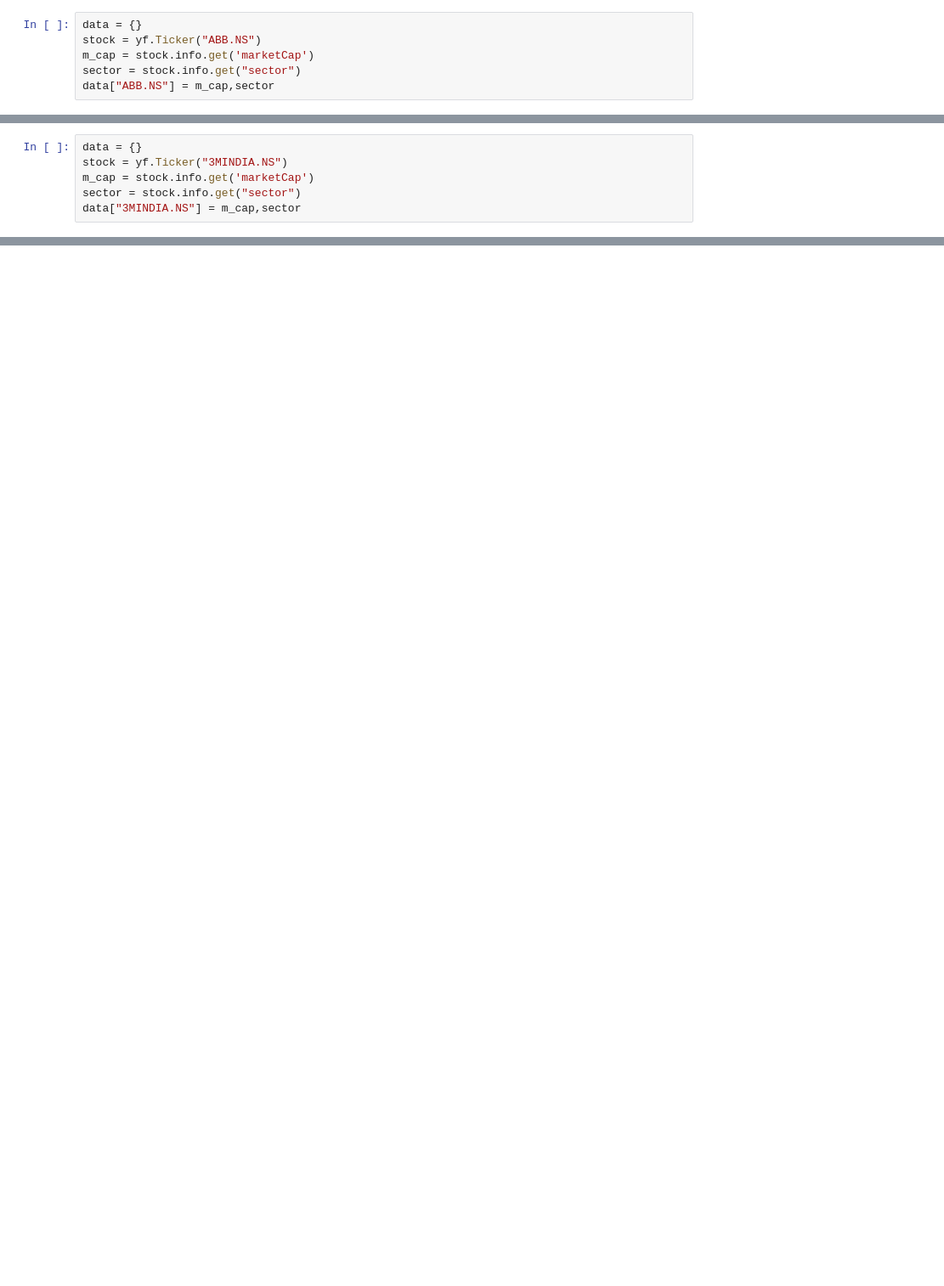
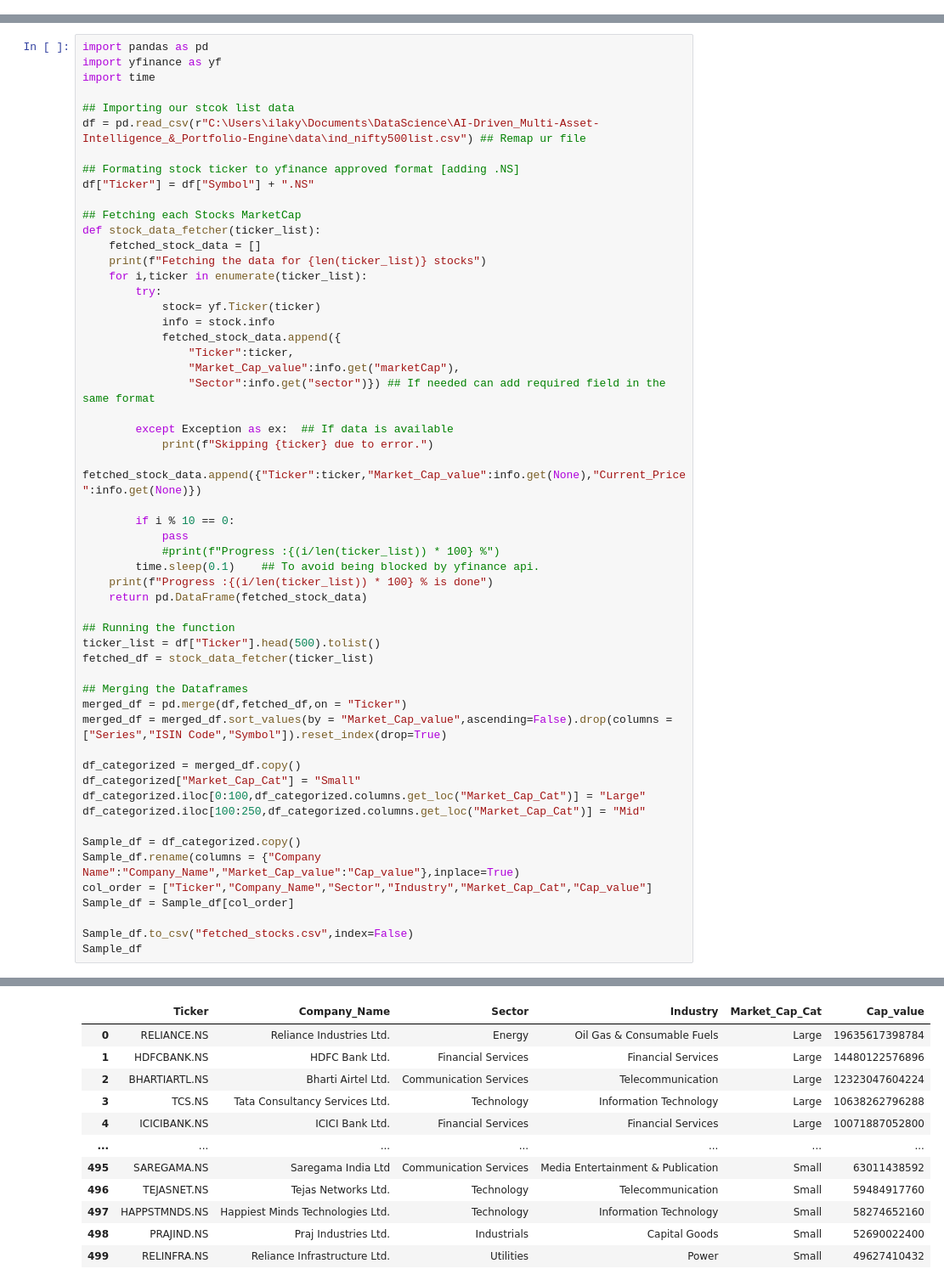
Before and after one commit to ShenbagaArunK/AI-Driven_Stock-Analysis, a Jupyter notebook: scripts/stock_list_generater.ipynb, the cells around one changed output, grey strips where cells are left out. Shown at 85% size. Cells and saved outputs as stored; diff of their text form; blank space fills up the shorter version.

```diff
--- a/scripts/stock_list_generater.ipynb
+++ b/scripts/stock_list_generater.ipynb
@@ -135,6 +0,0 @@ cap
-# %%
-data = {}
-stock = yf.Ticker("ABB.NS")
-m_cap = stock.info.get('marketCap')
-sector = stock.info.get("sector")
-data["ABB.NS"] = m_cap,sector
@@ -175,6 +0,0 @@ stock.info
-# %%
-data = {}
-stock = yf.Ticker("3MINDIA.NS")
-m_cap = stock.info.get('marketCap')
-sector = stock.info.get("sector")
-data["3MINDIA.NS"] = m_cap,sector
@@ -184,0 +26,56 @@ data
+# %%
+import pandas as pd
+import yfinance as yf
+import time
+
+## Importing our stcok list data
+df = pd.read_csv(r"C:\Users\ilaky\Documents\DataScience\AI-Driven_Multi-Asset-Intelligence_&_Portfolio-Engine\data\ind_nifty500list.csv") ## Remap ur file
+
+## Formating stock ticker to yfinance approved format [adding .NS]
+df["Ticker"] = df["Symbol"] + ".NS"
+
+## Fetching each Stocks MarketCap
+def stock_data_fetcher(ticker_list):
+    fetched_stock_data = []
+    print(f"Fetching the data for {len(ticker_list)} stocks")
+    for i,ticker in enumerate(ticker_list):
+        try:
+            stock= yf.Ticker(ticker)
+            info = stock.info
+            fetched_stock_data.append({
+                "Ticker":ticker,
+                "Market_Cap_value":info.get("marketCap"),
+                "Sector":info.get("sector")}) ## If needed can add required field in the same format
+
+        except Exception as ex:  ## If data is available
+            print(f"Skipping {ticker} due to error.")
+            fetched_stock_data.append({"Ticker":ticker,"Market_Cap_value":info.get(None),"Current_Price":info.get(None)})
+
+        if i % 10 == 0:
+            pass
+            #print(f"Progress :{(i/len(ticker_list)) * 100} %")
+        time.sleep(0.1)    ## To avoid being blocked by yfinance api.
+    print(f"Progress :{(i/len(ticker_list)) * 100} % is done")
+    return pd.DataFrame(fetched_stock_data)
+
+## Running the function
+ticker_list = df["Ticker"].head(500).tolist()
+fetched_df = stock_data_fetcher(ticker_list)
+
+## Merging the Dataframes
+merged_df = pd.merge(df,fetched_df,on = "Ticker")
+merged_df = merged_df.sort_values(by = "Market_Cap_value",ascending=False).drop(columns =["Series","ISIN Code","Symbol"]).reset_index(drop=True)
+
+df_categorized = merged_df.copy()
+df_categorized["Market_Cap_Cat"] = "Small"
+df_categorized.iloc[0:100,df_categorized.columns.get_loc("Market_Cap_Cat")] = "Large"
+df_categorized.iloc[100:250,df_categorized.columns.get_loc("Market_Cap_Cat")] = "Mid"
+
+Sample_df = df_categorized.copy()
+Sample_df.rename(columns = {"Company Name":"Company_Name","Market_Cap_value":"Cap_value"},inplace=True)
+col_order = ["Ticker","Company_Name","Sector","Industry","Market_Cap_Cat","Cap_value"]
+Sample_df = Sample_df[col_order]
+
+Sample_df.to_csv("fetched_stocks.csv",index=False)
+Sample_df
+# %% [output]
@@ -184,0 +84,12 @@ data
+|  | Ticker | Company_Name | Sector | Industry | Market_Cap_Cat | Cap_value |
+| 0 | RELIANCE.NS | Reliance Industries Ltd. | Energy | Oil Gas & Consumable Fuels | Large | 19635617398784 |
+| 1 | HDFCBANK.NS | HDFC Bank Ltd. | Financial Services | Financial Services | Large | 14480122576896 |
+| 2 | BHARTIARTL.NS | Bharti Airtel Ltd. | Communication Services | Telecommunication | Large | 12323047604224 |
+| 3 | TCS.NS | Tata Consultancy Services Ltd. | Technology | Information Technology | Large | 10638262796288 |
+| 4 | ICICIBANK.NS | ICICI Bank Ltd. | Financial Services | Financial Services | Large | 10071887052800 |
+| ... | ... | ... | ... | ... | ... | ... |
+| 495 | SAREGAMA.NS | Saregama India Ltd | Communication Services | Media Entertainment & Publication | Small | 63011438592 |
+| 496 | TEJASNET.NS | Tejas Networks Ltd. | Technology | Telecommunication | Small | 59484917760 |
+| 497 | HAPPSTMNDS.NS | Happiest Minds Technologies Ltd. | Technology | Information Technology | Small | 58274652160 |
+| 498 | PRAJIND.NS | Praj Industries Ltd. | Industrials | Capital Goods | Small | 52690022400 |
+| 499 | RELINFRA.NS | Reliance Infrastructure Ltd. | Utilities | Power | Small | 49627410432 |
```
Also changed, not shown: parts of 35 cells of this notebook, 5 other files.
